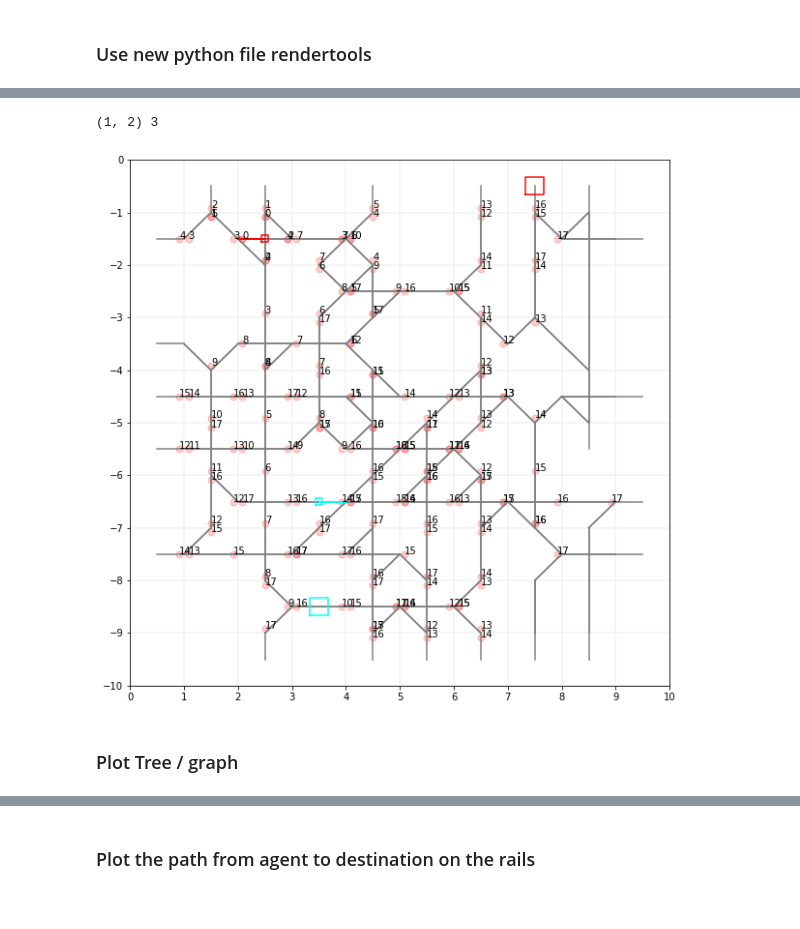
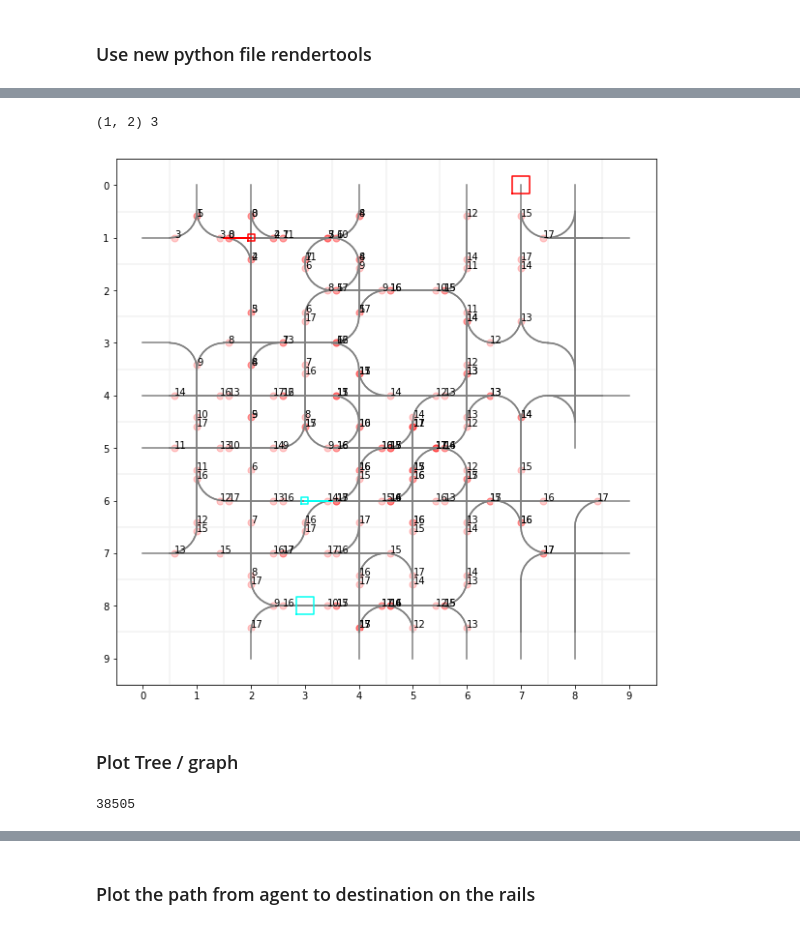
Before and after one commit to flatland-association/flatland-rl, a Jupyter notebook: notebooks/render1.ipynb, the cells around one changed output, grey strips where cells are left out. Cells and saved outputs as stored; diff of their text form; code cells hidden in the pictures.

Commit message:
updated notebook with curved rails

```diff
--- a/notebooks/render1.ipynb
+++ b/notebooks/render1.ipynb
@@ -54,12 +59,19 @@ oRT.renderEnv()
 # %%
 oFig = plt.figure(figsize=(10,10))
 oRT.renderEnv()
-lVisits = oRT.plotTreeOnRail(oEnv.agents_position[0], oEnv.agents_direction[0], nDepth=17)
+lVisits = oRT.getTreeFromRail(oEnv.agents_position[0], oEnv.agents_direction[0], nDepth=17)
+oRT.plotTreeOnRail(lVisits)
 # %% [output]
 (1, 2) 3
-[figure, old version]
+[figure, new version]
 # %% [markdown]
 ### Plot Tree / graph
+# %%
+rcPos = oEnv.agents_position[0]
+oTrans = oEnv.rail[rcPos]
+oTrans
+# %% [output]
+38505
 # %%
 plt.figure(figsize=(8,8))
 xyTarg = oRT.env.agents_target[0]
```
Also changed, not shown: parts of 7 cells of this notebook.
